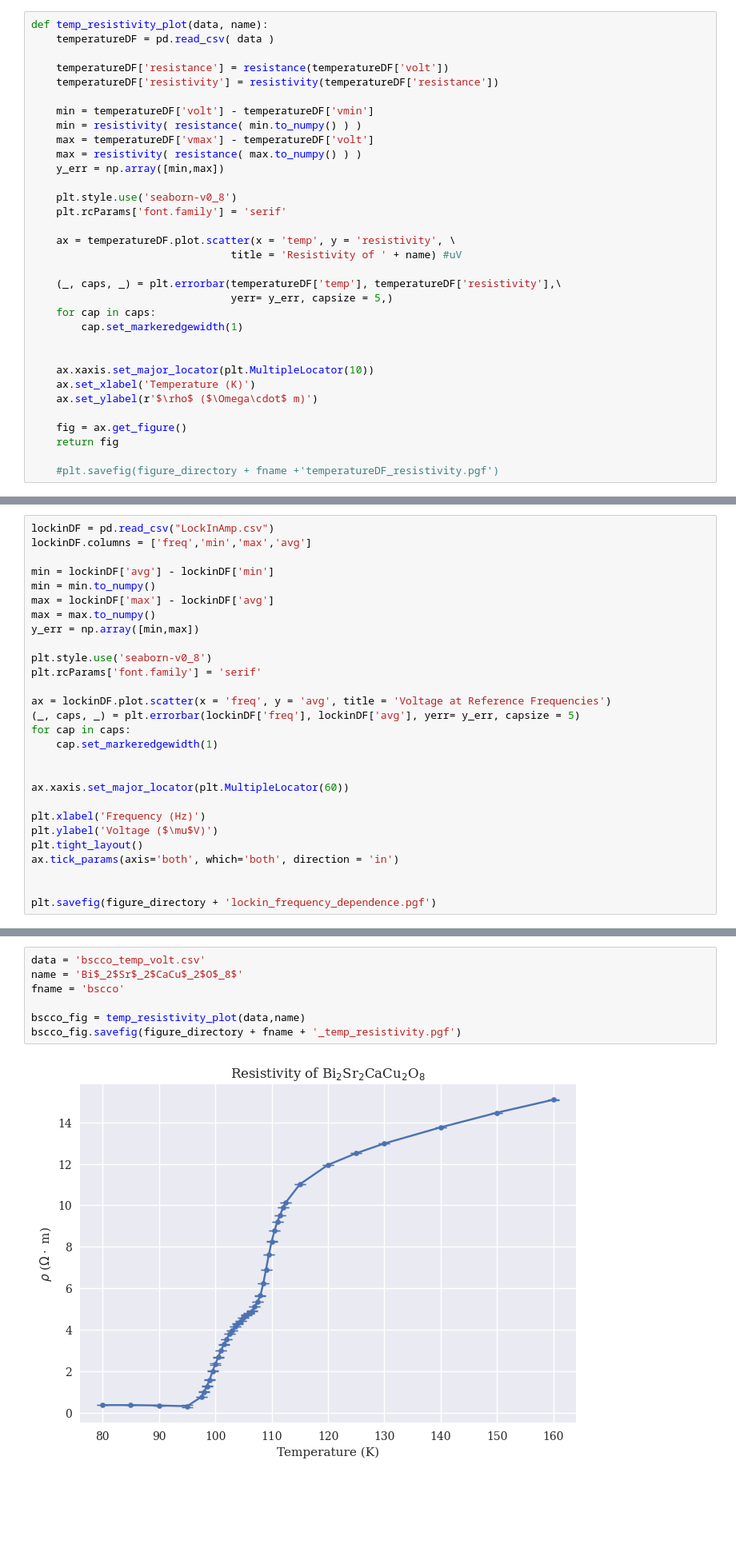
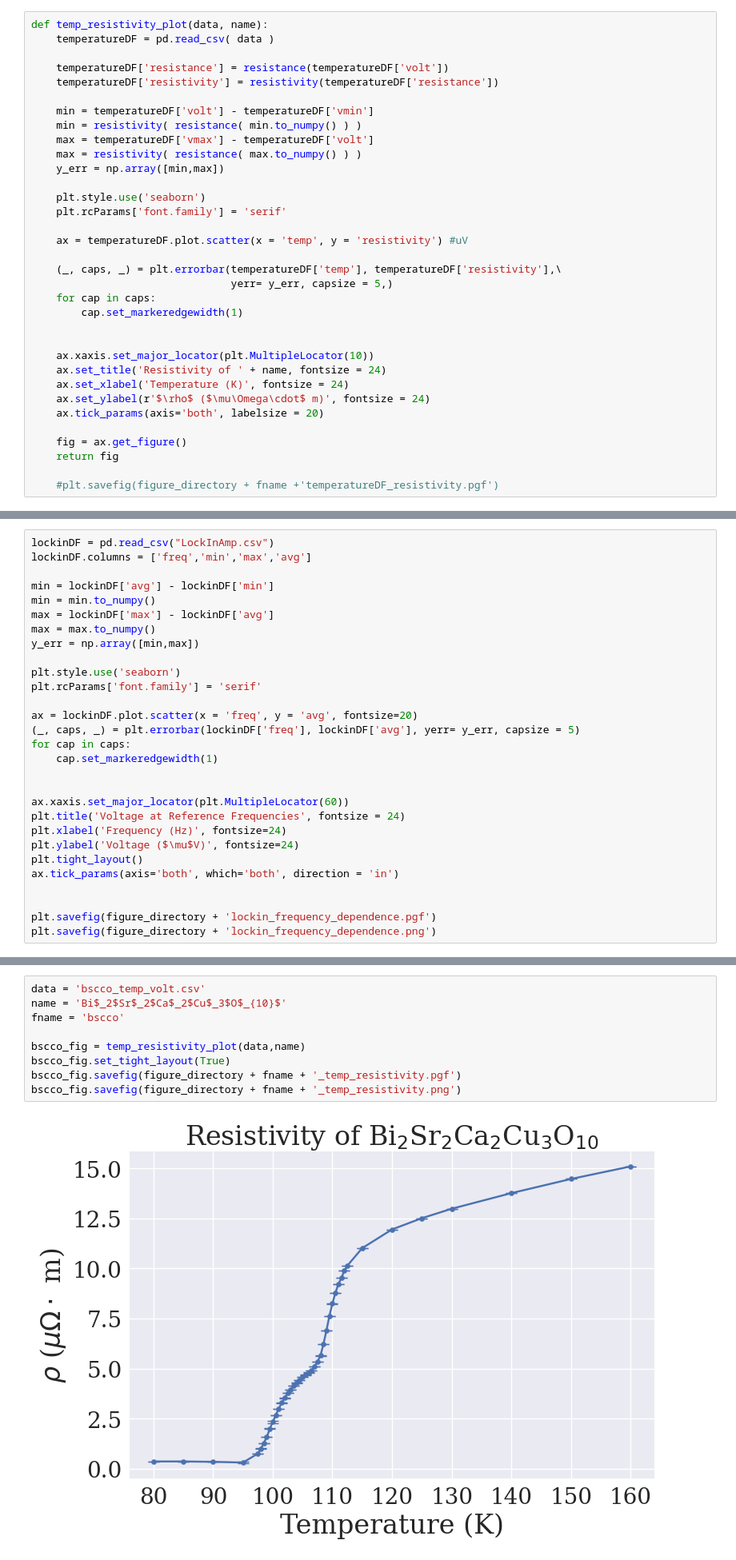
Before and after one commit to denzelayala1/lab-data-F23, a Jupyter notebook: superconductivity/analysis/dataSC.ipynb, the cells around one changed output, grey strips where cells are left out. Shown: that part at 80% size. Saved outputs shown, nothing was run; the diff lists cells and outputs as text; blank space fills up the shorter version.

```diff
--- a/superconductivity/analysis/dataSC.ipynb
+++ b/superconductivity/analysis/dataSC.ipynb
@@ -29,11 +29,10 @@ def temp_resistivity_plot(data, name):
     max = resistivity( resistance( max.to_numpy() ) )
     y_err = np.array([min,max])
 
-    plt.style.use('seaborn-v0_8')
+    plt.style.use('seaborn')
     plt.rcParams['font.family'] = 'serif'
 
-    ax = temperatureDF.plot.scatter(x = 'temp', y = 'resistivity', \
-                                title = 'Resistivity of ' + name) #uV
+    ax = temperatureDF.plot.scatter(x = 'temp', y = 'resistivity') #uV
 
     (_, caps, _) = plt.errorbar(temperatureDF['temp'], temperatureDF['resistivity'],\
                                 yerr= y_err, capsize = 5,)
@@ -42,8 +41,10 @@ def temp_resistivity_plot(data, name):
 
 
     ax.xaxis.set_major_locator(plt.MultipleLocator(10))
-    ax.set_xlabel('Temperature (K)')
-    ax.set_ylabel(r'$\rho$ ($\Omega\cdot$ m)')
+    ax.set_title('Resistivity of ' + name, fontsize = 24)
+    ax.set_xlabel('Temperature (K)', fontsize = 24)
+    ax.set_ylabel(r'$\rho$ ($\mu\Omega\cdot$ m)', fontsize = 24)
+    ax.tick_params(axis='both', labelsize = 20)
 
     fig = ax.get_figure()
     return fig
@@ -105,22 +108,23 @@ max = lockinDF['max'] - lockinDF['avg']
 max = max.to_numpy()
 y_err = np.array([min,max])
 
-plt.style.use('seaborn-v0_8')
+plt.style.use('seaborn')
 plt.rcParams['font.family'] = 'serif'
 
-ax = lockinDF.plot.scatter(x = 'freq', y = 'avg', title = 'Voltage at Reference Frequencies')
+ax = lockinDF.plot.scatter(x = 'freq', y = 'avg', fontsize=20)
 (_, caps, _) = plt.errorbar(lockinDF['freq'], lockinDF['avg'], yerr= y_err, capsize = 5)
 for cap in caps:
     cap.set_markeredgewidth(1)
 
 
 ax.xaxis.set_major_locator(plt.MultipleLocator(60))
-
-plt.xlabel('Frequency (Hz)')
-plt.ylabel('Voltage ($\mu$V)')
+plt.title('Voltage at Reference Frequencies', fontsize = 24)
+plt.xlabel('Frequency (Hz)', fontsize=24)
+plt.ylabel('Voltage ($\mu$V)', fontsize=24)
 plt.tight_layout()
 ax.tick_params(axis='both', which='both', direction = 'in')
 
 
 plt.savefig(figure_directory + 'lockin_frequency_dependence.pgf')
+plt.savefig(figure_directory + 'lockin_frequency_dependence.png')
 # %% [output]
@@ -131,13 +135,15 @@ plt.savefig(figure_directory + 'lockin_frequency_dependence.pgf')
 #### $Bi_2Sr_2CaCu_2O_8$
 # %%
 data = 'bscco_temp_volt.csv'
-name = 'Bi$_2$Sr$_2$CaCu$_2$O$_8$'
+name = 'Bi$_2$Sr$_2$Ca$_2$Cu$_3$O$_{10}$'
 fname = 'bscco'
 
 bscco_fig = temp_resistivity_plot(data,name)
+bscco_fig.set_tight_layout(True)
 bscco_fig.savefig(figure_directory + fname + '_temp_resistivity.pgf')
+bscco_fig.savefig(figure_directory + fname + '_temp_resistivity.png')
 # %% [output]
-[figure, old version]
+[figure, new version]
 # %% [markdown]
 ### $YBa_2Cu_3O_7$
 # %%
```
Also changed, not shown: parts of 6 cells of this notebook, 23 other files.
